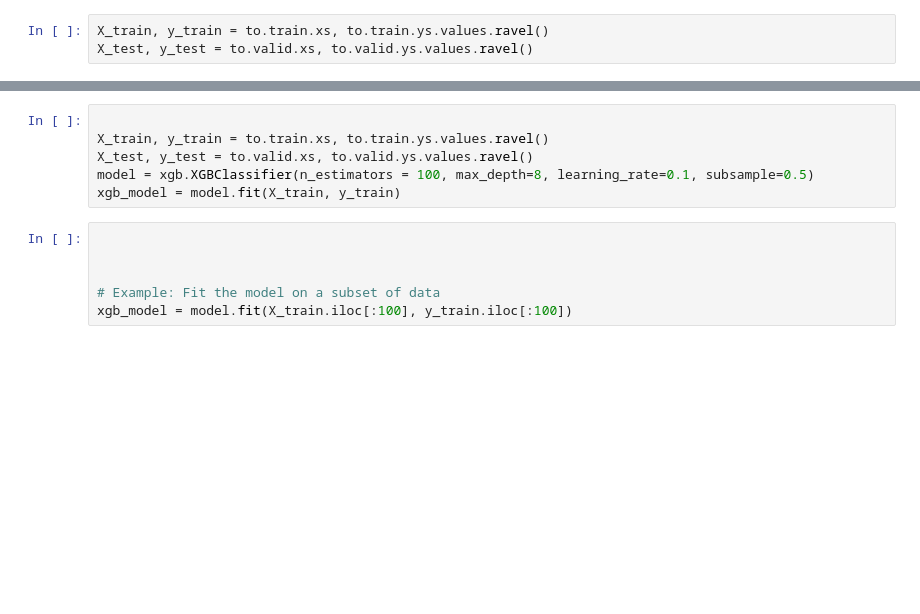
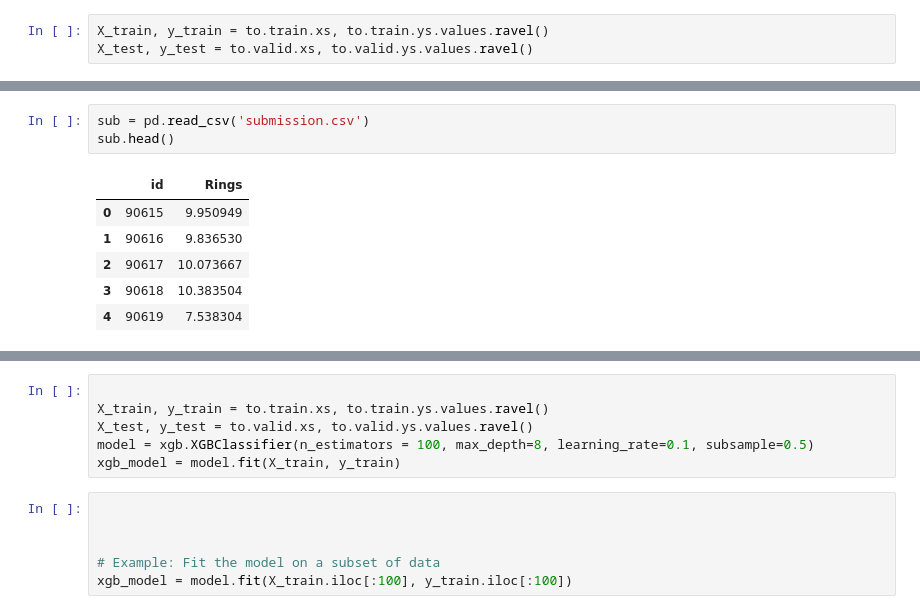
Before and after one commit to rubanzasilva/abalone_age_prediction, a Jupyter notebook: ps_s04e04.ipynb, the cells around one changed output, grey strips where cells are left out. Saved outputs shown, nothing was run; the diff lists cells and outputs as text; blank space fills up the shorter version.

```diff
--- a/ps_s04e04.ipynb
+++ b/ps_s04e04.ipynb
@@ -376,0 +247,10 @@ xgb_model = model.fit(X_train, y_train)
+# %%
+sub = pd.read_csv('submission.csv')
+sub.head()
+# %% [output]
+|  | id | Rings |
+| 0 | 90615 | 9.950949 |
+| 1 | 90616 | 9.836530 |
+| 2 | 90617 | 10.073667 |
+| 3 | 90618 | 10.383504 |
+| 4 | 90619 | 7.538304 |
```
Also changed, not shown: parts of 23 cells of this notebook.
